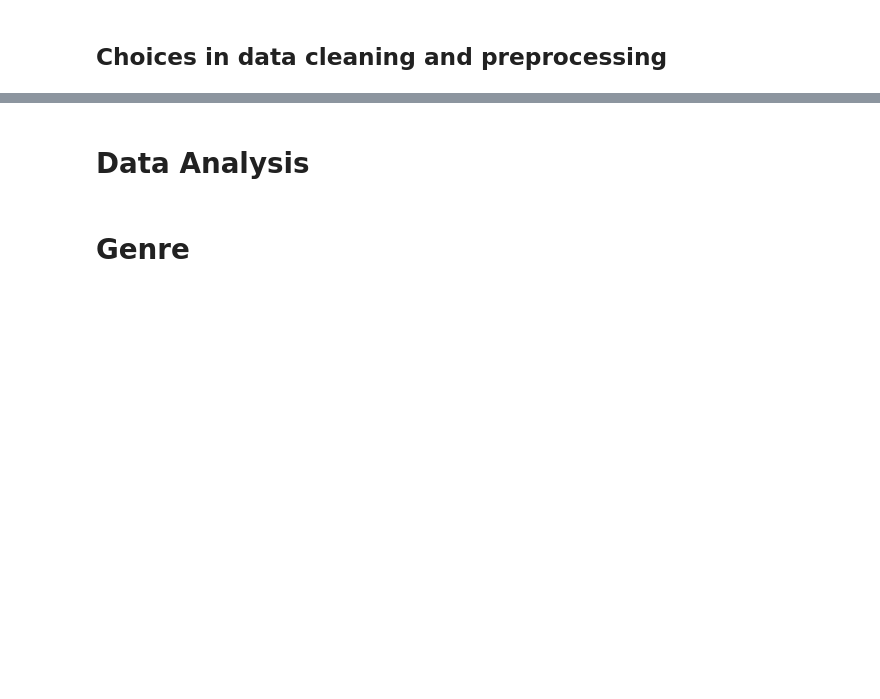
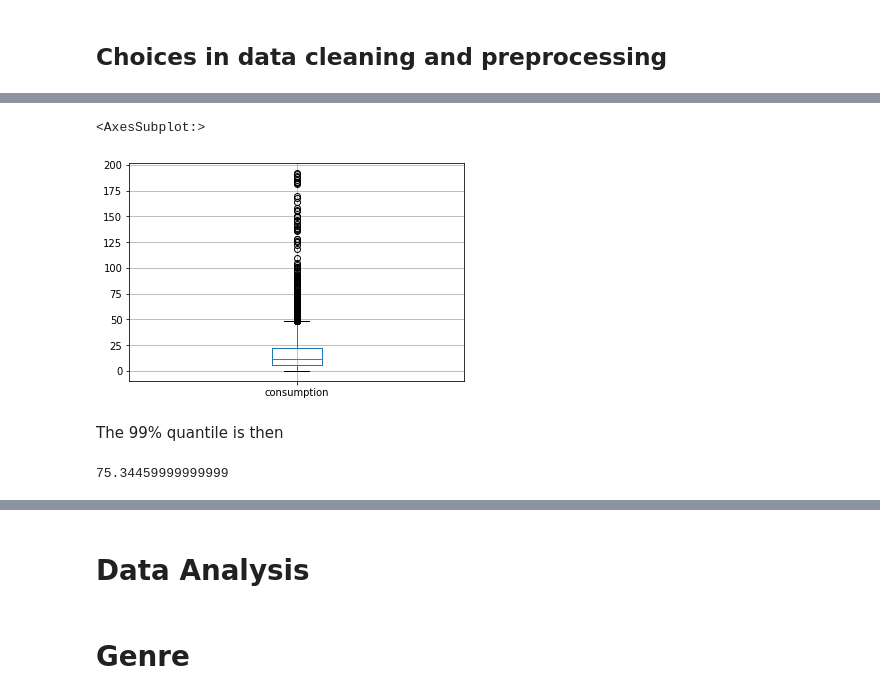
Before and after one commit to simonmoesorensen/socialdata-overfishing, a Jupyter notebook: explainer-notebook.ipynb, the cells around one changed output, grey strips where cells are left out. Saved outputs shown, nothing was run; the diff lists cells and outputs as text; code cells hidden in the pictures; blank space fills up the shorter version.

```diff
--- a/explainer-notebook.ipynb
+++ b/explainer-notebook.ipynb
@@ -54,0 +282,11 @@ The combination of the datasets provide us with an opportunity to explore overfi
+# %%
+df.boxplot(column='consumption')
+# %% [output]
+<AxesSubplot:>
+[figure, added]
+# %% [markdown]
+The 99% quantile is then
+# %%
+df.consumption.quantile(0.99)
+# %% [output]
+75.34459999999999
```
Also changed, not shown: parts of 49 cells of this notebook, 2 other files.
